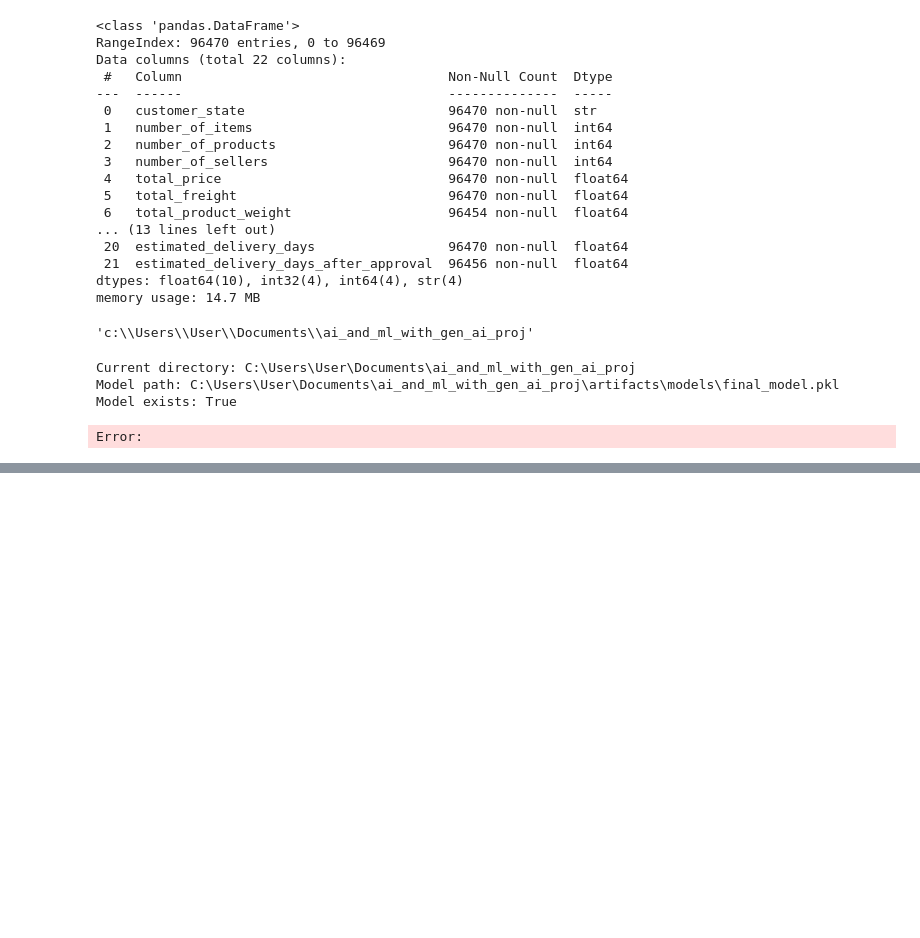
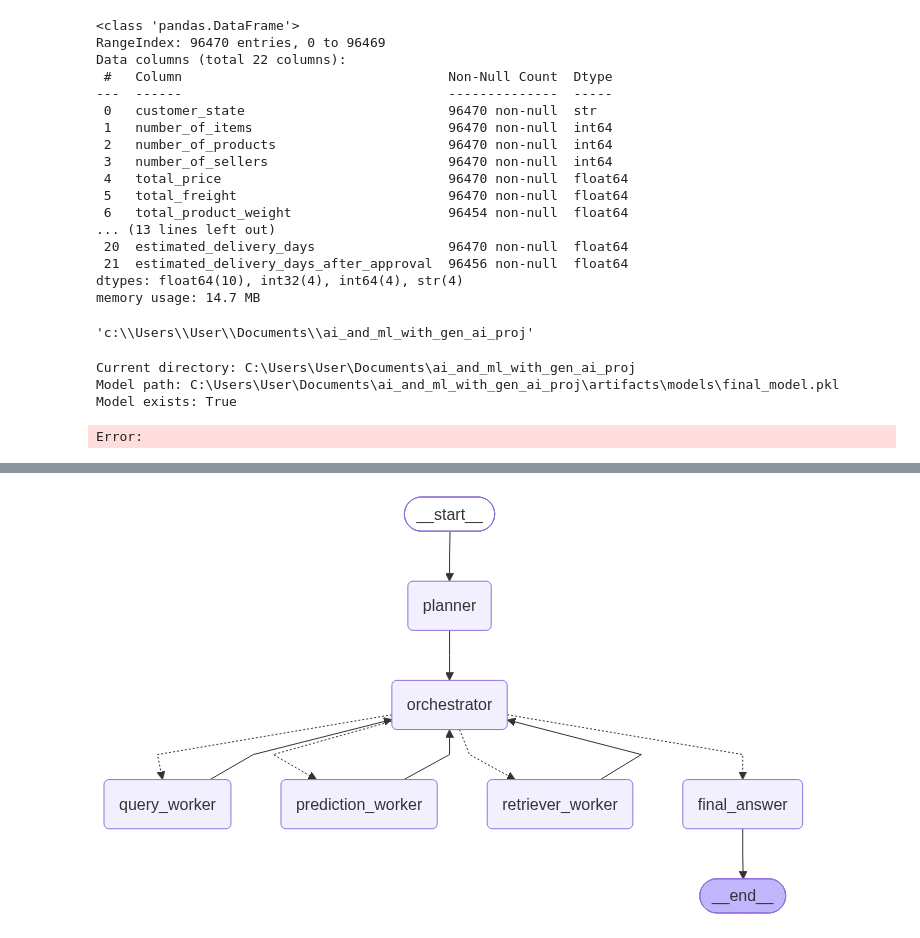
Before and after one commit to Armanix-01/Olist-Logistics-Intelligence, a Jupyter notebook: notebooks/rough.ipynb, the cells around one changed output, grey strips where cells are left out. Drawn from its saved outputs; the diff is of its cells as text; code cells hidden in the pictures; blank space fills up the shorter version.

```diff
--- a/notebooks/rough.ipynb
+++ b/notebooks/rough.ipynb
@@ -1116,0 +1152,6 @@ Error:
+# %%
+from IPython.display import Image, display
+
+display(Image(graph.get_graph().draw_mermaid_png()))
+# %% [output]
+[figure, added]
```
Also changed, not shown: parts of 5 cells of this notebook, 19 other files.
